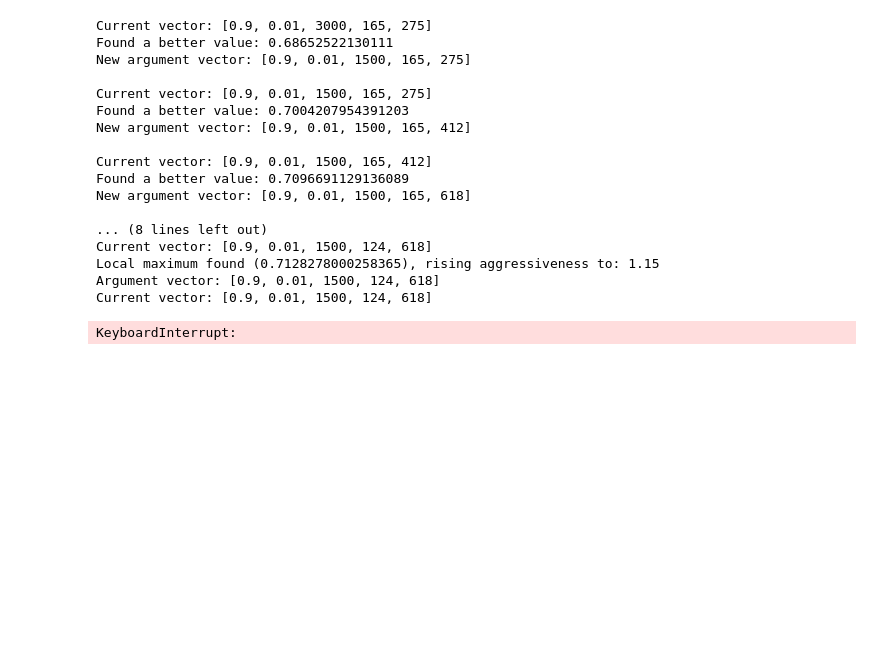
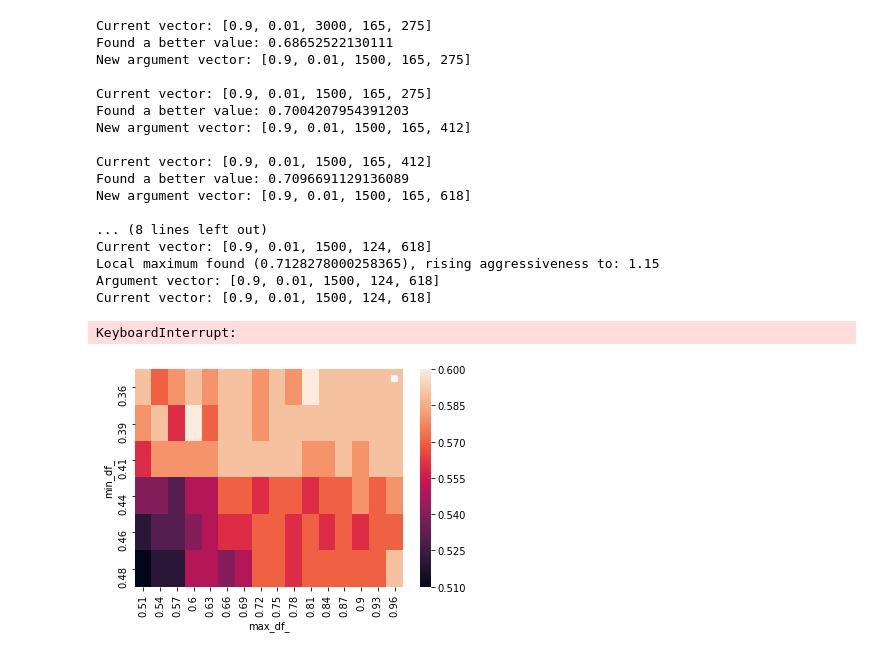
Before and after one commit to SaTucci/metnum-tp2-20191c, a Jupyter notebook: notebooks/knn.ipynb, the cells around one changed output. Cells and saved outputs as stored; diff of their text form; code cells hidden in the pictures; blank space fills up the shorter version.

Commit message:
agrego graficadores

```diff
--- a/notebooks/knn.ipynb
+++ b/notebooks/knn.ipynb
@@ -334,3 +334,30 @@ Local maximum found (0.7128278000258365), rising aggressiveness to: 1.15
 Argument vector: [0.9, 0.01, 1500, 124, 618]
 Current vector: [0.9, 0.01, 1500, 124, 618]
 KeyboardInterrupt:
+# %%
+#GRAFICADOR
+def common_graph(csv, x, y):
+    import numpy as np
+    import pandas as pd
+    import seaborn as sns
+    import matplotlib.pyplot as plt
+    df = pd.read_csv(csv)
+    plot = sns.lineplot(x=x, y=y, data=df);
+    plot.legend([x, y]);
+
+def heatmap_graph(csv, x, y, z):
+    import numpy as np
+    import pandas as pd
+    import seaborn as sns
+    import matplotlib.pyplot as plt
+
+
+    df = pd.read_csv(csv)
+    df = df.pivot(index=x, columns=y, values=z)
+    plot = sns.heatmap(df)
+    plot.legend([x, y]);
+# %%
+#common_graph('../data/test_results/out_test_features_s.csv', "acc", " max_features_")
+heatmap_graph('../data/test_results/out_test_min_max_s.csv', "min_df_", "max_df_", "acc")
+# %% [output]
+[figure, added]
```
